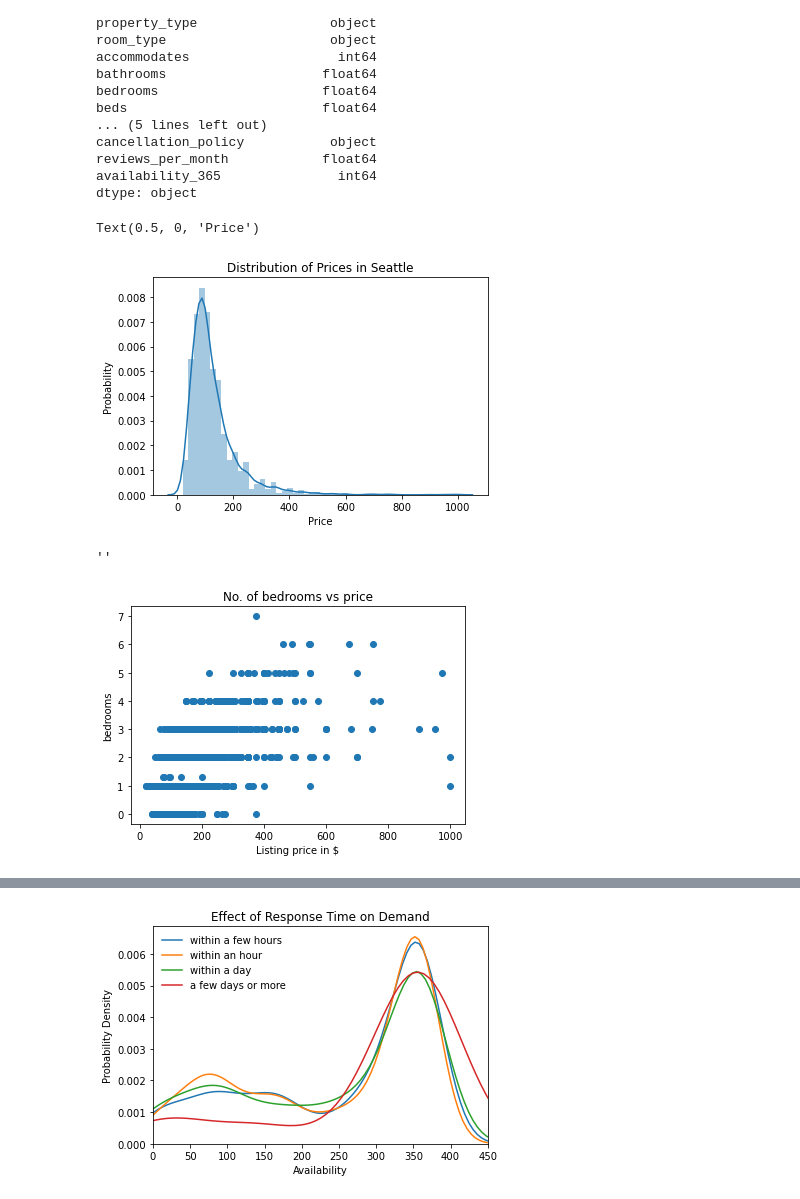
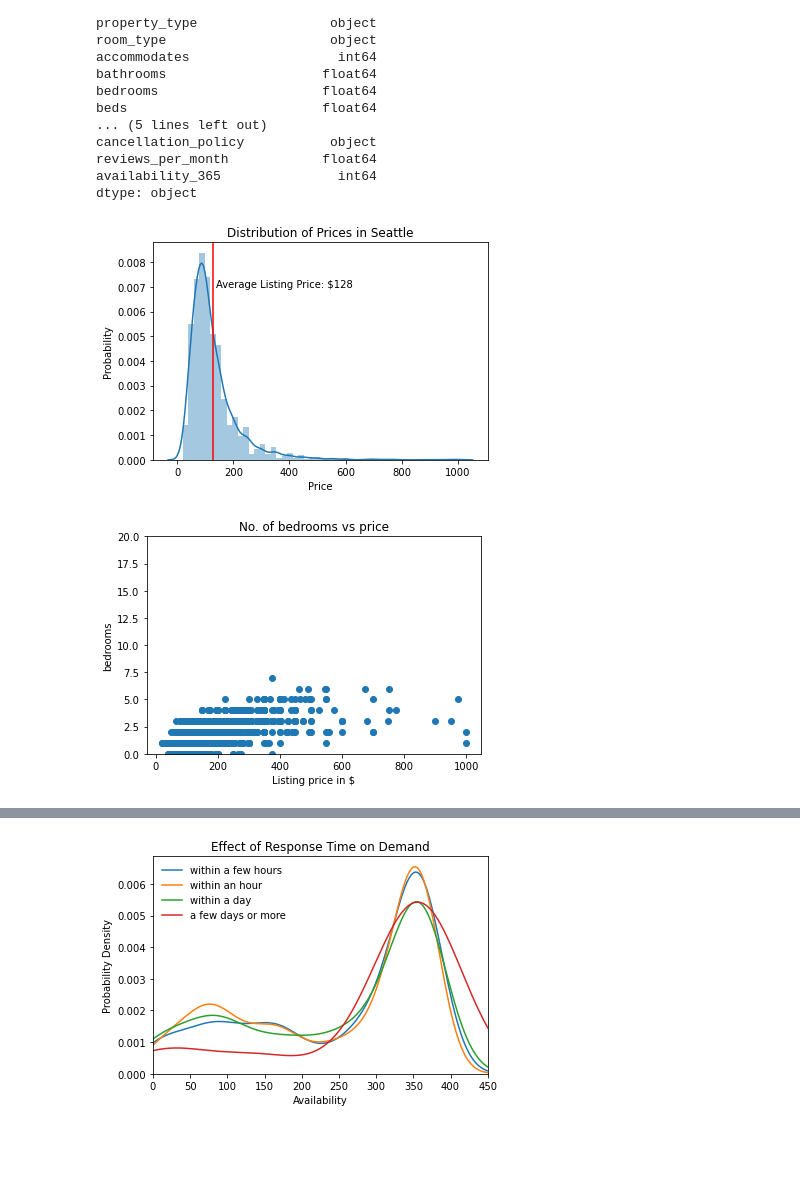
Before and after one commit to jdabel123/AirBnB-Predictive-Analytics, a Jupyter notebook: Udacity Project 1.ipynb, the cells around one changed output, grey strips where cells are left out. Saved outputs shown, nothing was run; the diff lists cells and outputs as text; code cells hidden in the pictures; blank space fills up the shorter version.

```diff
--- a/Udacity Project 1.ipynb
+++ b/Udacity Project 1.ipynb
@@ -135,24 +132,61 @@ for num in fill_num_vars:
+# %%
+#Filling in missing values
+fill_missing = lambda col:col.fillna(col.mean())
+
+def filling_numerical_missing_values(df,function):
+    """
+    Function to fill in the missing values in the dataframe that are numerical data types with the desired value
+
+    INPUT:
+
+    df - The dateframe that you want to impute missing values
+
+    function - The desired function to impute missing values
+
+    OUTPUT:
+
+    The function will return the data frame with imputed missing values for numerical data types.
+    """
+
+
+    num_vars = df.select_dtypes(include=['float64','int64']).copy()
+
+    filled_num_vars = num_vars.apply(function,axis=1)
+
+    # Reassigning columns in original data frame with the columns in filled_num_vars
+
+    for col in filled_num_vars:
+        df[col] = filled_num_vars[col]
+
+    return df
+
+df = filling_numerical_missing_values(df,fill_missing)
 # %%
 #Plot to show distribution of listing price
+
+average = np.average(df['price'])
 
 sns.distplot(df['price']);
 
 plt.title("Distribution of Prices in Seattle")
 
+plt.axvline(x=average,color ='red')
+
+plt.text(x=average + 10, y=0.007,s="Average Listing Price: ${}".format(int(round(average,1))),label="Average")
+
 plt.ylabel("Probability")
 
-plt.xlabel("Price")
+
+plt.xlabel("Price");
 # %% [output]
-Text(0.5, 0, 'Price')
-[figure, old version]
+[figure, new version]
 # %%
 #Scatter plot to show relationship between price and bedrooms
 
 plt.scatter(df['price'],df['bedrooms'])
 plt.ylabel('bedrooms')
 plt.xlabel('Listing price in $')
 plt.title('No. of bedrooms vs price')
-;
+plt.ylim(0,20);
 # %% [output]
-''
-[figure, old version]
+[figure, new version]
```
Also changed, not shown: parts of 16 cells of this notebook.
